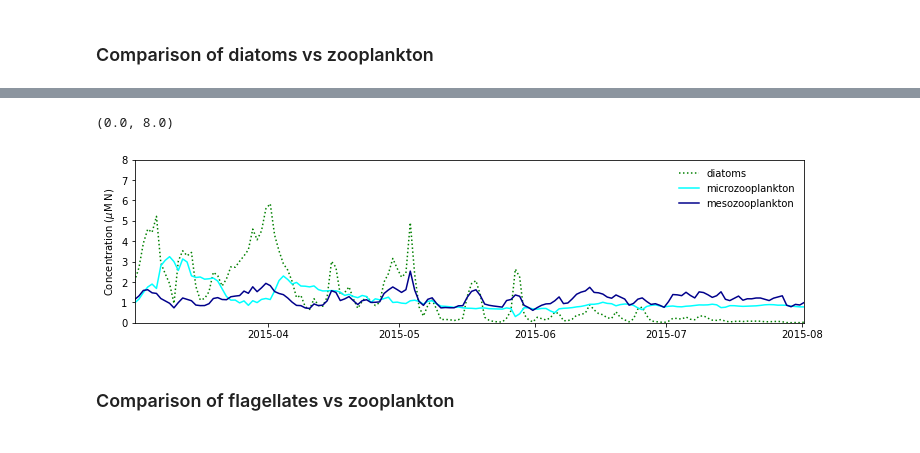
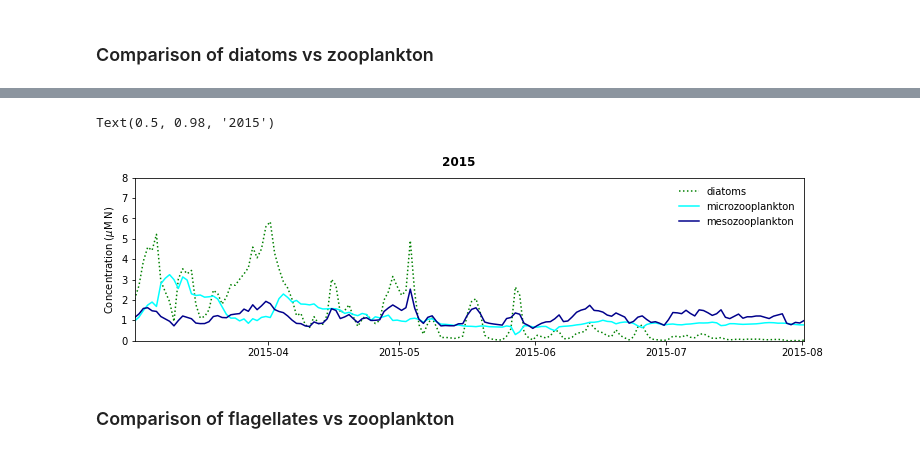
Before and after one commit to SalishSeaCast/analysis-karyn, a Jupyter notebook: notebooks/plotExamples/timeseriesExploratoryPlots.ipynb, the cells around one changed output, grey strips where cells are left out. Drawn from its saved outputs; the diff is of its cells as text; code cells hidden in the pictures.

```diff
--- a/notebooks/plotExamples/timeseriesExploratoryPlots.ipynb
+++ b/notebooks/plotExamples/timeseriesExploratoryPlots.ipynb
@@ -100,4 +100,5 @@ ax.legend(loc=1, frameon=False);
 ax.set_ylabel('Concentration ($\mu$M N)')
 ax.set_xlim(tt[0],tt[-1])
 ax.set_ylim(0,8)
+fig.suptitle('2015', fontweight="bold")
 # %% [output]
@@ -106,5 +107,5 @@ Wall time: 1min 30s
-(0.0, 8.0)
+Text(0.5, 0.98, '2015')
-[figure, old version]
+[figure, new version]
 # %% [markdown]
 ### Comparison of flagellates vs zooplankton
 # %%
```
Also changed, not shown: parts of 18 cells of this notebook.
